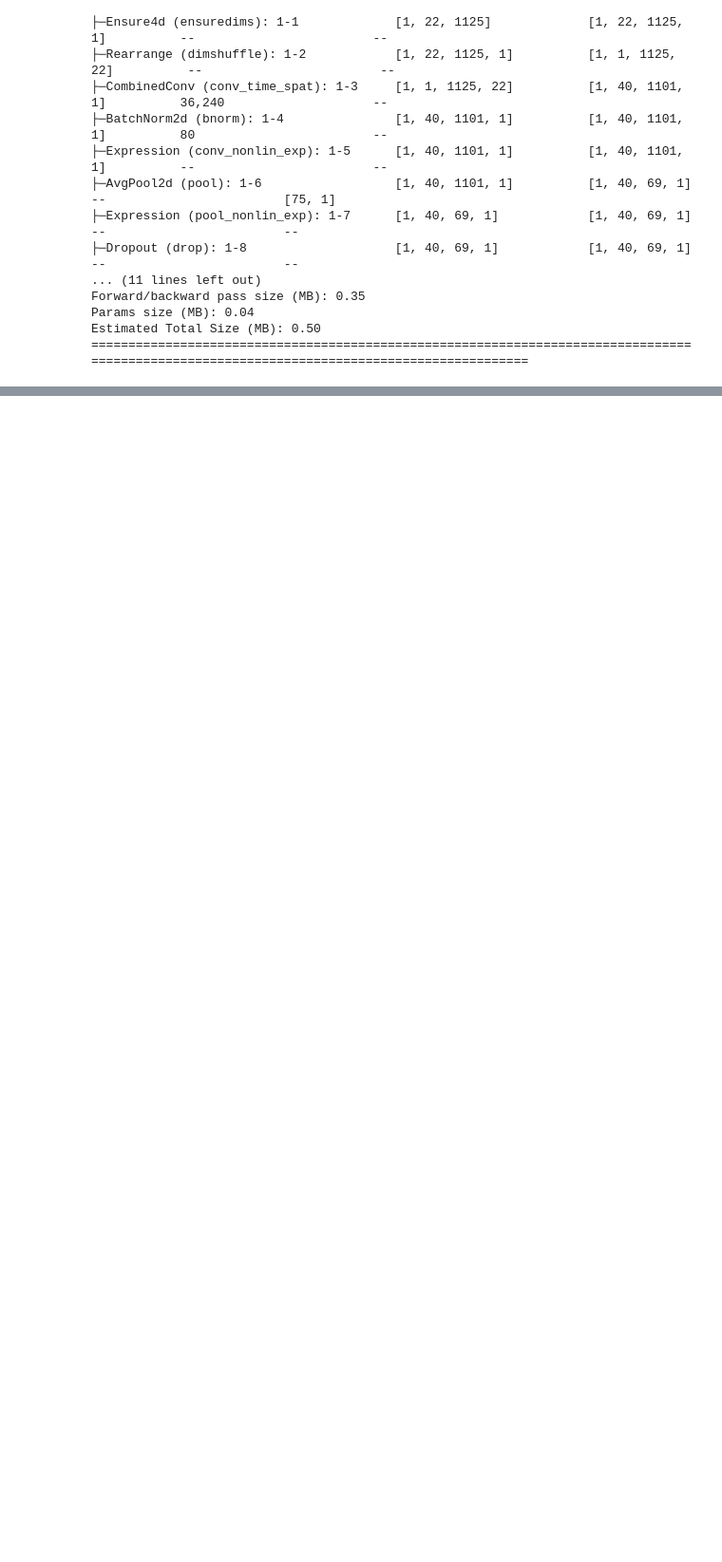
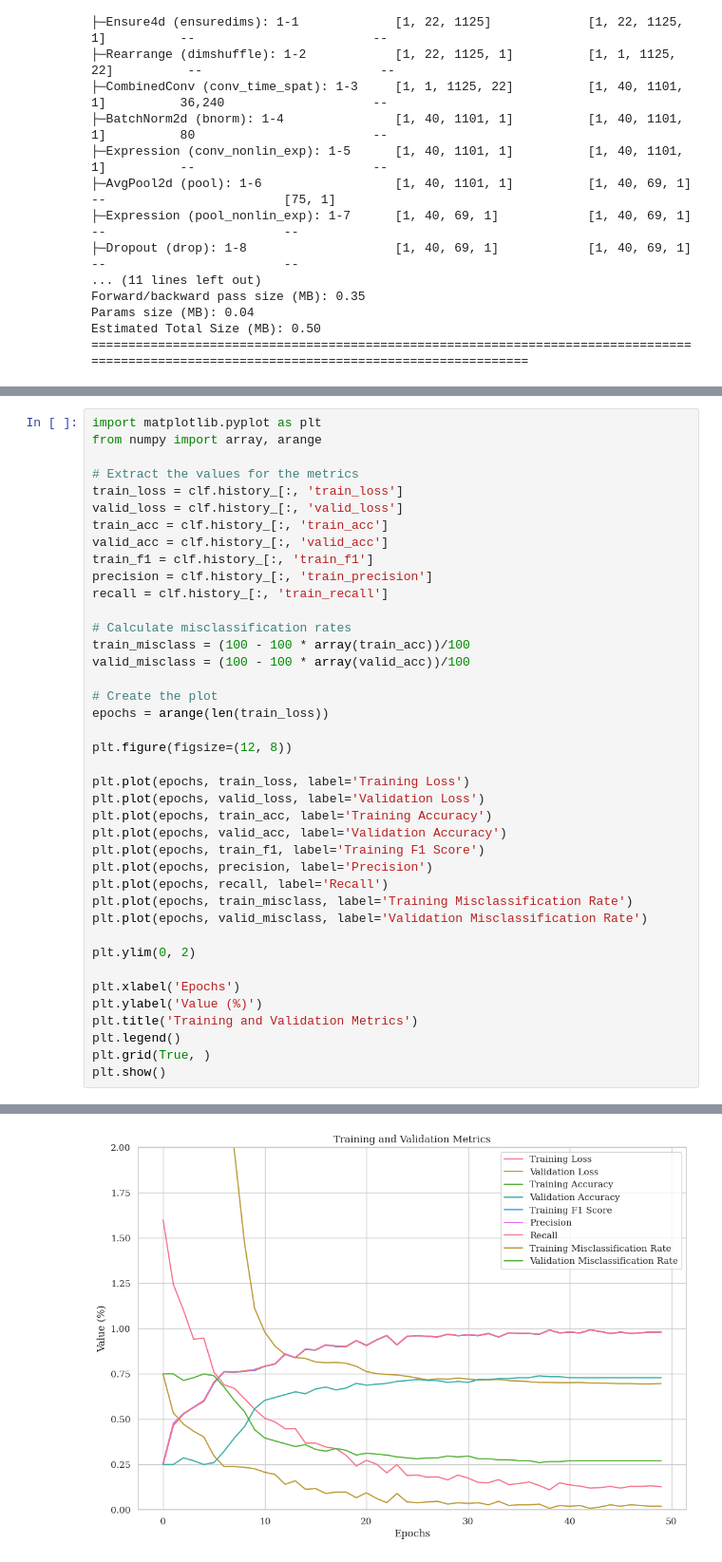
Before and after one commit to nickelodeon20/Test-Model-Performances, a Jupyter notebook: ShallowFBCSPNet/ShallowFBCSPNet_BCI_IV2a_data.ipynb, the cells around one changed output, grey strips where cells are left out. Shown at 95% size. Cells and saved outputs as stored; diff of their text form; blank space fills up the shorter version.

```diff
--- a/ShallowFBCSPNet/ShallowFBCSPNet_BCI_IV2a_data.ipynb
+++ b/ShallowFBCSPNet/ShallowFBCSPNet_BCI_IV2a_data.ipynb
@@ -1033,0 +338,41 @@ plt.tight_layout()
+# %%
+import matplotlib.pyplot as plt
+from numpy import array, arange
+
+# Extract the values for the metrics
+train_loss = clf.history_[:, 'train_loss']
+valid_loss = clf.history_[:, 'valid_loss']
+train_acc = clf.history_[:, 'train_acc']
+valid_acc = clf.history_[:, 'valid_acc']
+train_f1 = clf.history_[:, 'train_f1']
+precision = clf.history_[:, 'train_precision']
+recall = clf.history_[:, 'train_recall']
+
+# Calculate misclassification rates
+train_misclass = (100 - 100 * array(train_acc))/100
+valid_misclass = (100 - 100 * array(valid_acc))/100
+
+# Create the plot
+epochs = arange(len(train_loss))
+
+plt.figure(figsize=(12, 8))
+
+plt.plot(epochs, train_loss, label='Training Loss')
+plt.plot(epochs, valid_loss, label='Validation Loss')
+plt.plot(epochs, train_acc, label='Training Accuracy')
+plt.plot(epochs, valid_acc, label='Validation Accuracy')
+plt.plot(epochs, train_f1, label='Training F1 Score')
+plt.plot(epochs, precision, label='Precision')
+plt.plot(epochs, recall, label='Recall')
+plt.plot(epochs, train_misclass, label='Training Misclassification Rate')
+plt.plot(epochs, valid_misclass, label='Validation Misclassification Rate')
+
+plt.ylim(0, 2)
+
+plt.xlabel('Epochs')
+plt.ylabel('Value (%)')
+plt.title('Training and Validation Metrics')
+plt.legend()
+plt.grid(True, )
+plt.show()
+# %% [output]
@@ -1033,0 +397 @@ plt.tight_layout()
+[figure, added]
```
Also changed, not shown: parts of 31 cells of this notebook.
